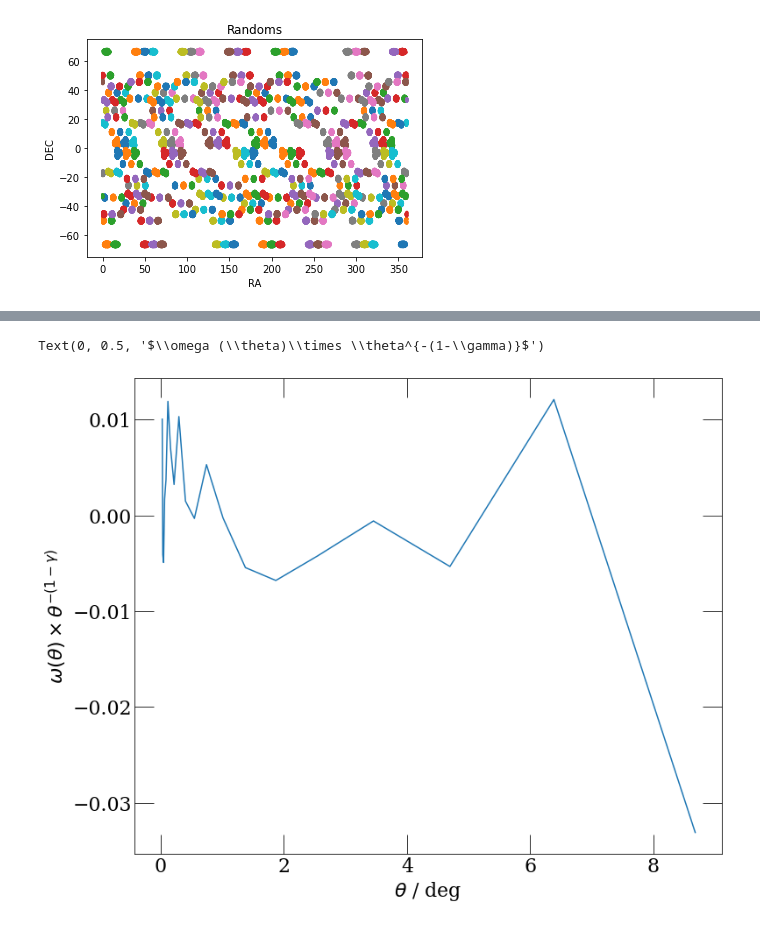
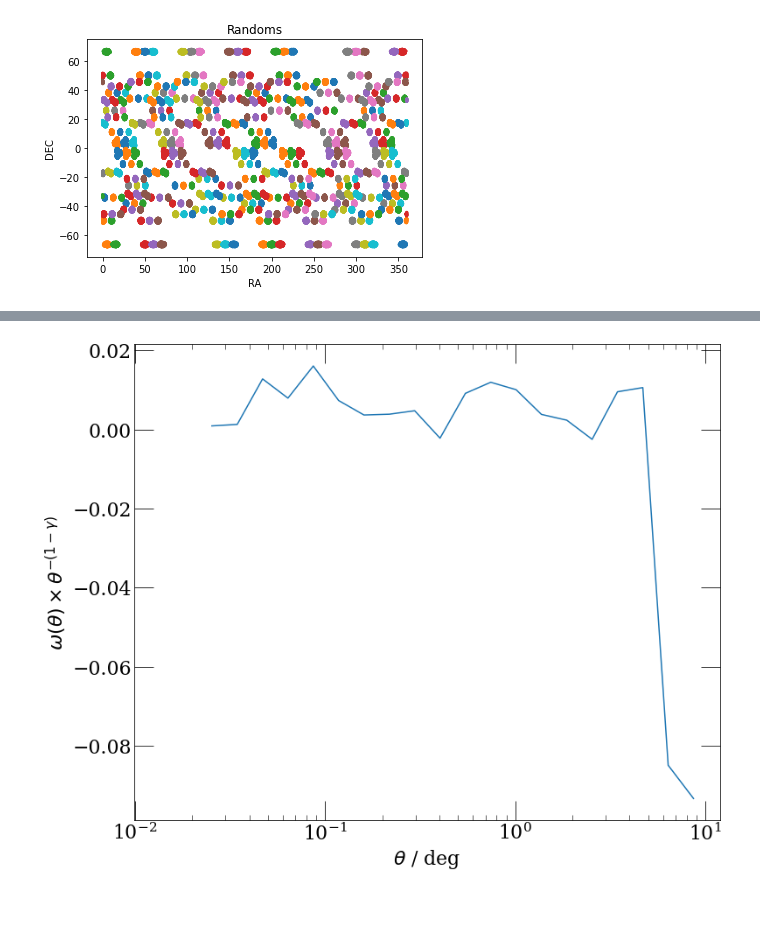
Before and after one commit to leahbigwood/S4Mock, a Jupyter notebook: docs/nb/mxxl_errs.ipynb, the cells around one changed output, grey strips where cells are left out. Cells and saved outputs as stored; diff of their text form; code cells hidden in the pictures.

```diff
--- a/docs/nb/mxxl_errs.ipynb
+++ b/docs/nb/mxxl_errs.ipynb
@@ -41,6 +41,7 @@ for i in range(36):
     mxxl_n = mxxl[(mxxl['NMOCK']==i)]
     rand_n = rand[(rand['NMOCK']==i)]
     wtheta_all.append(calc_wtheta(mxxl_n,rand_n))
+wtheta_all = np.c_[wtheta_all]
 # %% [output]
 0
 1
@@ -113,31 +101,21 @@ plt.scatter(rand_n['RA'],rand_n['DEC'])
 # %%
 plt.figure(figsize=(12,10))
 plt.rc('xtick',direction='in',labelsize=22,top=True)
 plt.rc('ytick',direction='in',labelsize=22, right = True)
 plt.rc('xtick.major',size = 22)
 plt.rc('xtick.minor',size = 6)
 plt.rc('ytick.major',size = 22)
 plt.rc('ytick.minor',size = 6)
 plt.rc('axes', labelsize = 22)
 plt.rc('legend',fontsize=22)
 plt.rc('font', family='serif',size=20)
 
-nbins=30
-bins = np.logspace(-3, 1, nbins + 1, base=10)
-x_axis = []
-for i in range(len(bins)-1):
-    x_axis.append((bins[i]+bins[i+1])/2)
-
-y_axis = []
-for i in range(len(x_axis)):
-    y_axis.append(p[i]*x_axis[i]**-(1-1.8))
-
+x_axis,y_axis = create_axes(wtheta_all[15])
 plt.plot(x_axis,y_axis)#yerr=y_axis_err)
 
 plt.xlabel(r'$\theta$ / deg')
 plt.ylabel(r'$\omega (\theta)\times \theta^{-(1-\gamma)}$')
-#plt.xscale('log')
+plt.xscale('log')
 #plt.yscale('log')
 # %% [output]
-Text(0, 0.5, '$\\omega (\\theta)\\times \\theta^{-(1-\\gamma)}$')
-[figure, old version]
+[figure, new version]
```
Also changed, not shown: parts of 6 cells of this notebook, 6 other files.
